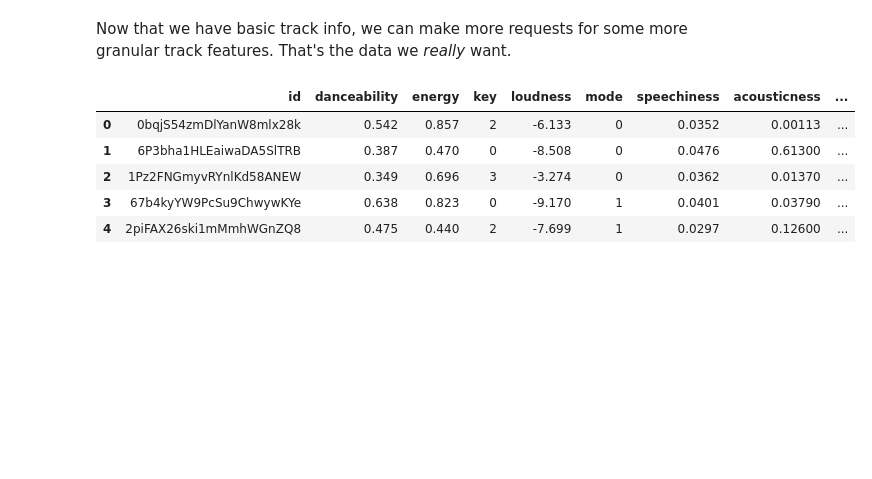
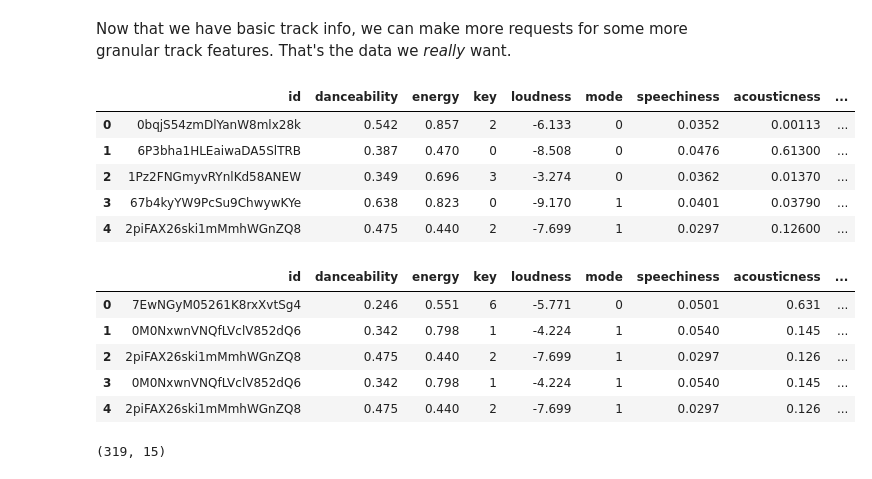
Before and after one commit to schledererj/spotify-track-features, a Jupyter notebook: spotify.ipynb, the cells around one changed output. Saved outputs shown, nothing was run; the diff lists cells and outputs as text; code cells hidden in the pictures; blank space fills up the shorter version.

```diff
--- a/spotify.ipynb
+++ b/spotify.ipynb
@@ -120,3 +121,15 @@ features_df.head()
 | 2 | 1Pz2FNGmyvRYnlKd58ANEW | 0.349 | 0.696 | 3 | -3.274 | 0 | 0.0362 | 0.01370 | ... |
 | 3 | 67b4kyYW9PcSu9ChwywKYe | 0.638 | 0.823 | 0 | -9.170 | 1 | 0.0401 | 0.03790 | ... |
 | 4 | 2piFAX26ski1mMmhWGnZQ8 | 0.475 | 0.440 | 2 | -7.699 | 1 | 0.0297 | 0.12600 | ... |
+# %%
+track_ids = recents['Track ID']
+features = sp.audio_features(track_ids.tolist())
+recents_features_df = pd.DataFrame(features)[['id', 'danceability', 'energy', 'key', 'loudness', 'mode', 'speechiness', 'acousticness', 'instrumentalness', 'liveness', 'liveness', 'valence', 'tempo', 'duration_ms', 'time_signature']]
+recents_features_df.head()
+# %% [output]
+|  | id | danceability | energy | key | loudness | mode | speechiness | acousticness | ... |
+| 0 | 7EwNGyM05261K8rxXvtSg4 | 0.246 | 0.551 | 6 | -5.771 | 0 | 0.0501 | 0.631 | ... |
+| 1 | 0M0NxwnVNQfLVclV852dQ6 | 0.342 | 0.798 | 1 | -4.224 | 1 | 0.0540 | 0.145 | ... |
+| 2 | 2piFAX26ski1mMmhWGnZQ8 | 0.475 | 0.440 | 2 | -7.699 | 1 | 0.0297 | 0.126 | ... |
+| 3 | 0M0NxwnVNQfLVclV852dQ6 | 0.342 | 0.798 | 1 | -4.224 | 1 | 0.0540 | 0.145 | ... |
+| 4 | 2piFAX26ski1mMmhWGnZQ8 | 0.475 | 0.440 | 2 | -7.699 | 1 | 0.0297 | 0.126 | ... |
@@ -122,0 +138,5 @@ features_df.head()
+# %%
+master_features_df = master_features_df.drop_duplicates(subset='id')
+master_features_df.shape
+# %% [output]
+(319, 15)
```
Also changed, not shown: parts of 5 cells of this notebook, 1 other file.
